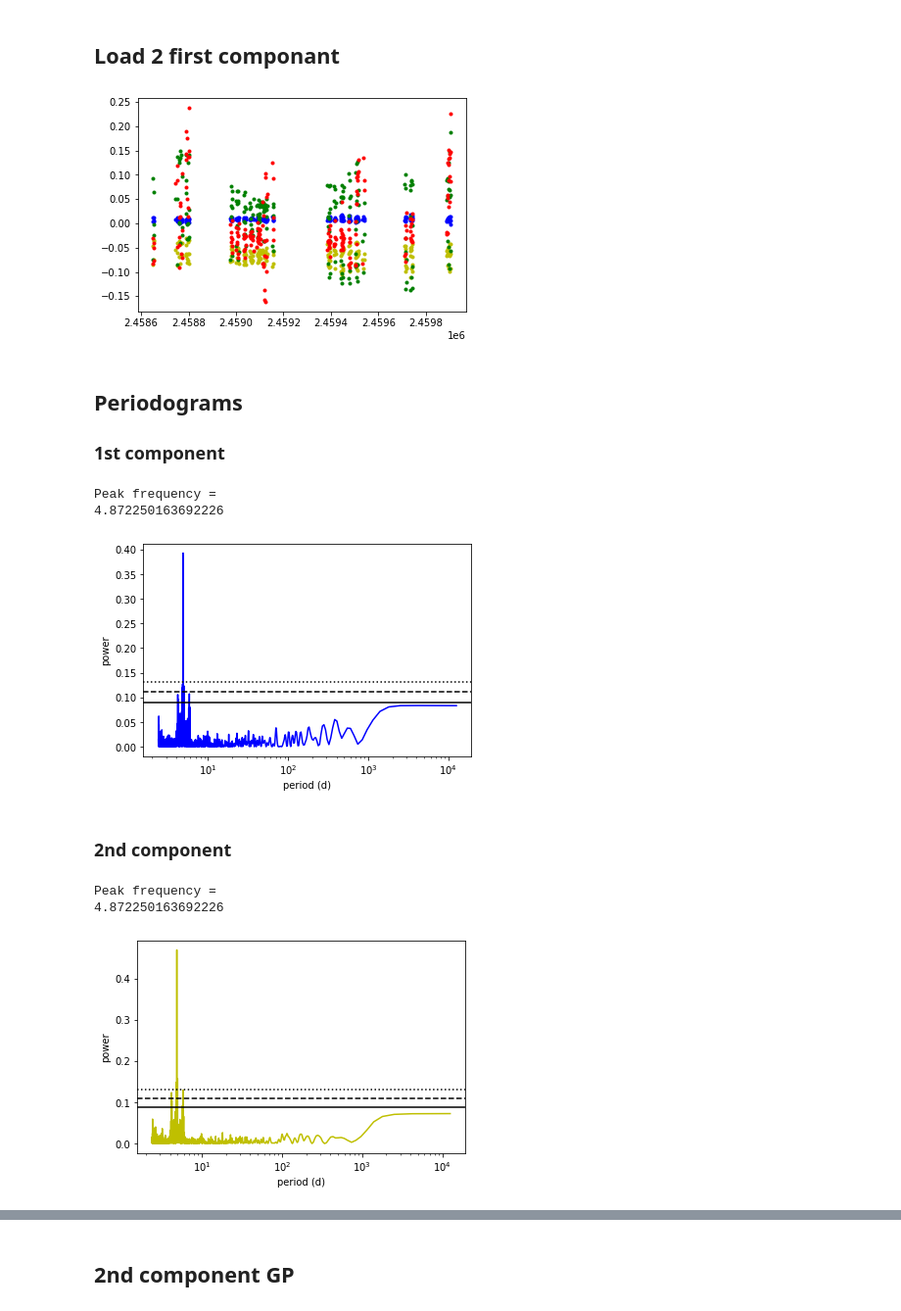
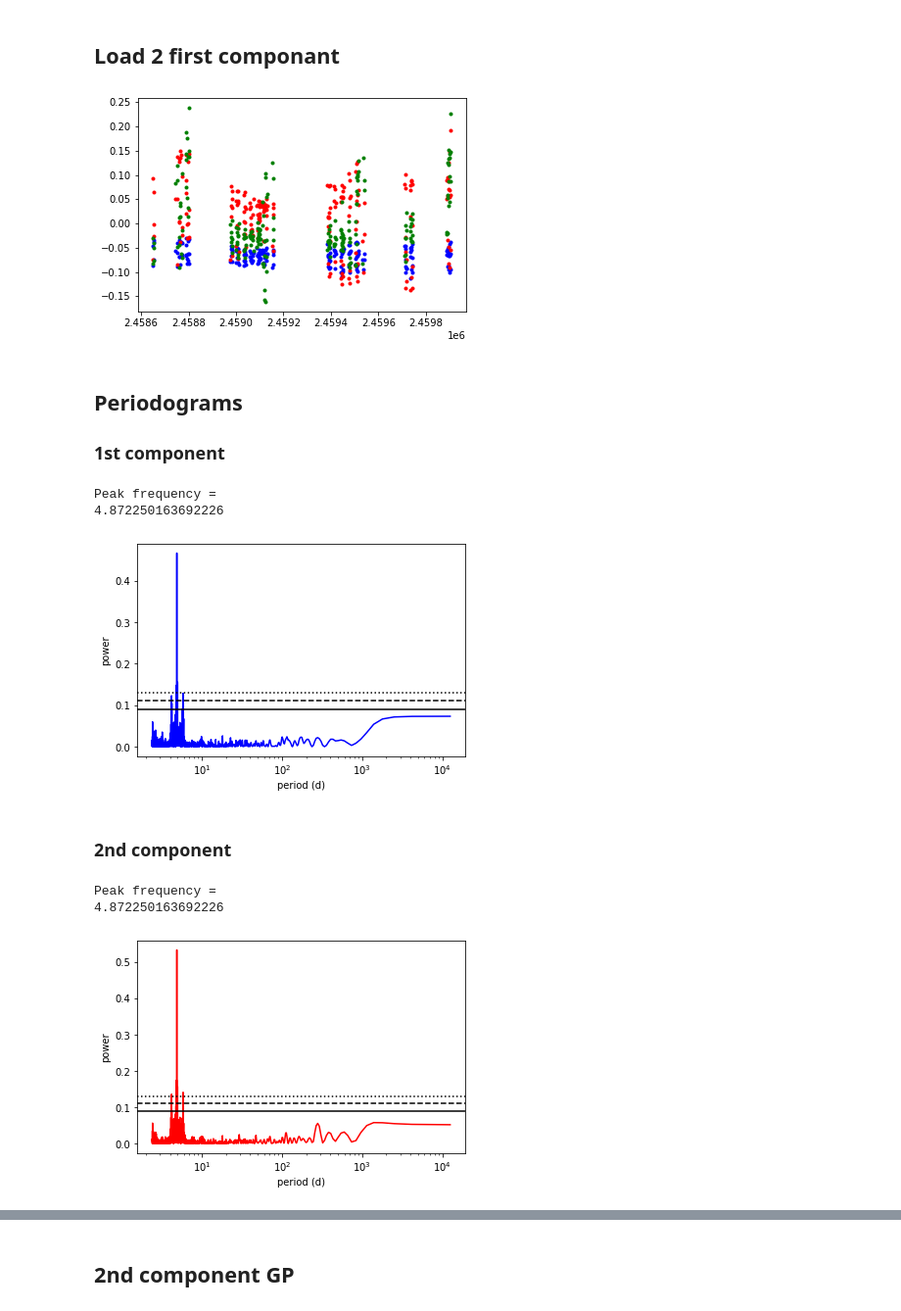
Before and after one commit to Paul-Charpentier/SPCAndie, a Jupyter notebook: GwPCA.ipynb, the cells around one changed output, grey strips where cells are left out. Shown at 98% size. Saved outputs shown, nothing was run; the diff lists cells and outputs as text; code cells hidden in the pictures.

```diff
--- a/GwPCA.ipynb
+++ b/GwPCA.ipynb
@@ -26,19 +29,19 @@ import process, kernels, means
 eigen2vectors = np.load('/home/paul/Bureau/IRAP/TablesAU_MIC/2firstcomponent.npy', allow_pickle=True)
 times = np.load('/home/paul/Bureau/IRAP/TablesAU_MIC/readyforwPCA_epoc.npy')
 # %%
-plt.plot(times[:-1], eigen2vectors[0][:-1], 'b.')
-plt.plot(times[:-1], eigen2vectors[1][:-1], 'y.')
-plt.plot(times[:-1], eigen2vectors[2][:-1], 'g.')
-plt.plot(times[:-1], eigen2vectors[3][:-1], 'r.')
+plt.plot(times[:-1], eigen2vectors[0], 'b.')
+plt.plot(times[:-1], eigen2vectors[1], 'r.')
+plt.plot(times[:-1], eigen2vectors[2], 'g.')
+#plt.plot(times[:-1], eigen2vectors[3], 'r.')
 
 plt.show()
 # %% [output]
-[figure, old version]
+[figure, new version]
 # %% [markdown]
 ## Periodograms
 ### 1st component
 # %%
-frequency, power = LombScargle(times[:-1], eigen2vectors[0][:-1]).autopower()
+frequency, power = LombScargle(times[:-1], eigen2vectors[0]).autopower()
 plt.figure(2)
 plt.plot(1/frequency, power, 'b')
 plt.xlabel("period (d)")
@@ -50,7 +53,7 @@ peak_freq = 1 / frequency[np.argmax(power)]
 print('Peak frequency = ')
 print(peak_freq)
 
-ls = LombScargle(times[:-1], eigen2vectors[0][:-1])
+ls = LombScargle(times[:-1], eigen2vectors[0])
 
 fap = ls.false_alarm_level(0.1)
 plt.axhline(fap, linestyle='-', color='k')
@@ -65,13 +68,13 @@ plt.show()
 # %% [output]
 Peak frequency =
 4.872250163692226
-[figure, old version]
+[figure, new version]
 # %% [markdown]
 ### 2nd component
 # %%
-frequency, power = LombScargle(times[:-1], eigen2vectors[1][:-1]).autopower()
+frequency, power = LombScargle(times[:-1], eigen2vectors[1]).autopower()
 plt.figure(2)
-plt.plot(1/frequency, power, 'y')
+plt.plot(1/frequency, power, 'r')
 plt.xlabel("period (d)")
 plt.ylabel("power")
 plt.xscale('log')
@@ -81,7 +84,7 @@ peak_freq = 1 / frequency[np.argmax(power)]
 print('Peak frequency = ')
 print(peak_freq)
 
-ls = LombScargle(times[:-1], eigen2vectors[1][:-1])
+ls = LombScargle(times[:-1], eigen2vectors[1])
 
 fap = ls.false_alarm_level(0.1)
 plt.axhline(fap, linestyle='-', color='k')
@@ -96,4 +99,4 @@ plt.show()
 # %% [output]
 Peak frequency =
 4.872250163692226
-[figure, old version]
+[figure, new version]
```
Also changed, not shown: parts of 46 cells of this notebook.
